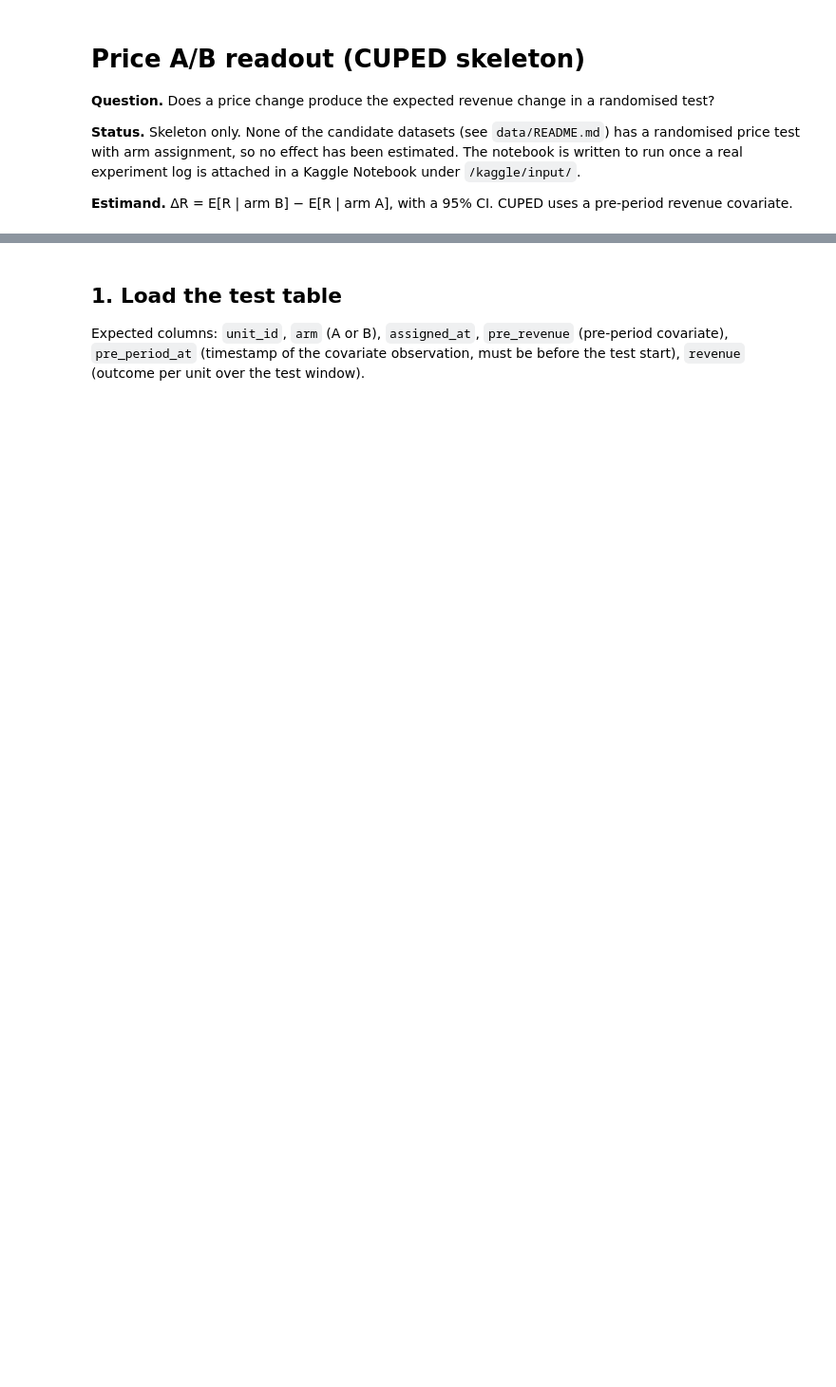
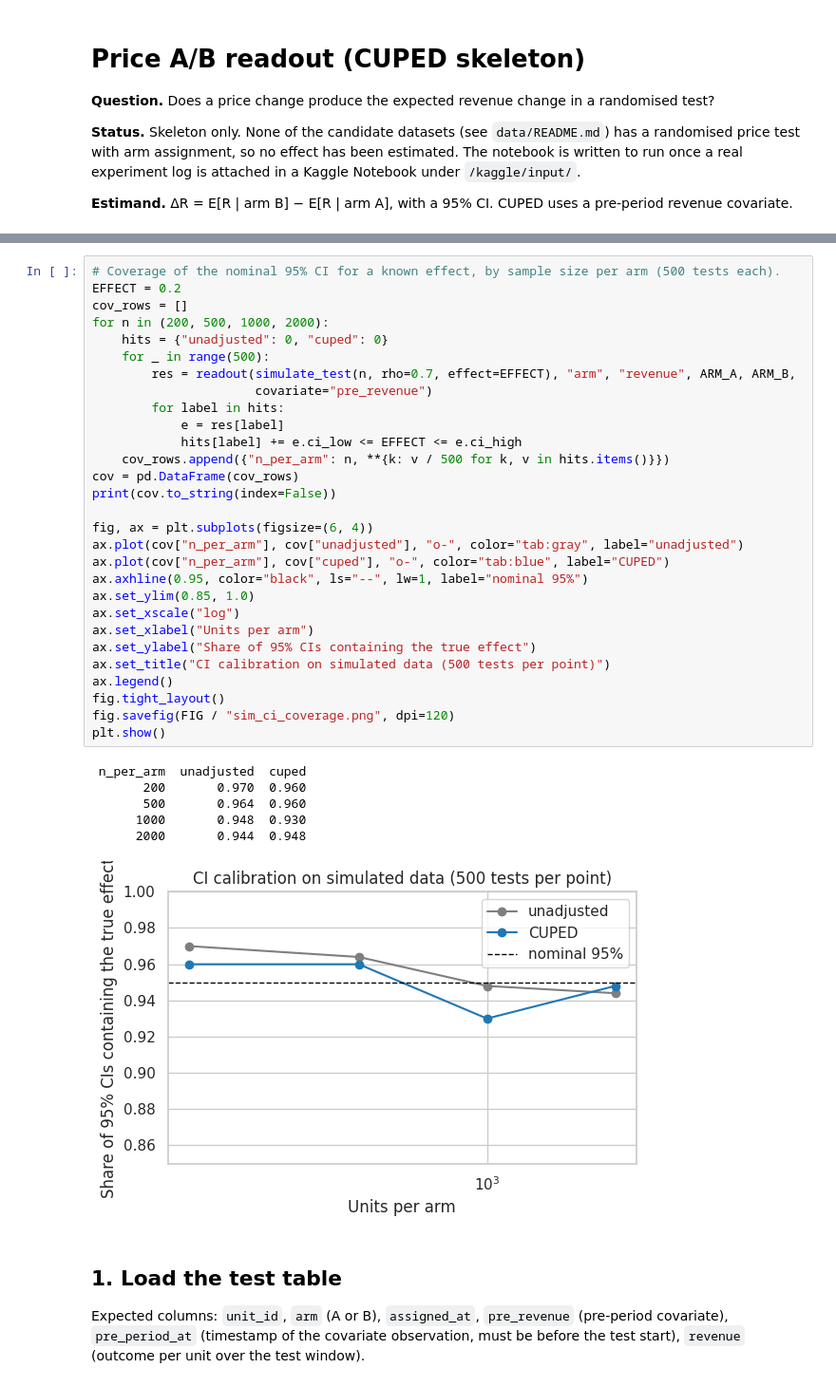
Before and after one commit to Patotricks15/dynamic-pricing-ab-readout, a Jupyter notebook: notebooks/ab_readout.ipynb, the cells around one changed output, grey strips where cells are left out. Shown at 95% size. Cells and saved outputs as stored; diff of their text form; blank space fills up the shorter version.

```diff
--- a/notebooks/ab_readout.ipynb
+++ b/notebooks/ab_readout.ipynb
@@ -42,3 +116,39 @@ if not INPUT.exists():
+# %%
+# Coverage of the nominal 95% CI for a known effect, by sample size per arm (500 tests each).
+EFFECT = 0.2
+cov_rows = []
+for n in (200, 500, 1000, 2000):
+    hits = {"unadjusted": 0, "cuped": 0}
+    for _ in range(500):
+        res = readout(simulate_test(n, rho=0.7, effect=EFFECT), "arm", "revenue", ARM_A, ARM_B,
+                      covariate="pre_revenue")
+        for label in hits:
+            e = res[label]
+            hits[label] += e.ci_low <= EFFECT <= e.ci_high
+    cov_rows.append({"n_per_arm": n, **{k: v / 500 for k, v in hits.items()}})
+cov = pd.DataFrame(cov_rows)
+print(cov.to_string(index=False))
+
+fig, ax = plt.subplots(figsize=(6, 4))
+ax.plot(cov["n_per_arm"], cov["unadjusted"], "o-", color="tab:gray", label="unadjusted")
+ax.plot(cov["n_per_arm"], cov["cuped"], "o-", color="tab:blue", label="CUPED")
+ax.axhline(0.95, color="black", ls="--", lw=1, label="nominal 95%")
+ax.set_ylim(0.85, 1.0)
+ax.set_xscale("log")
+ax.set_xlabel("Units per arm")
+ax.set_ylabel("Share of 95% CIs containing the true effect")
+ax.set_title("CI calibration on simulated data (500 tests per point)")
+ax.legend()
+fig.tight_layout()
+fig.savefig(FIG / "sim_ci_coverage.png", dpi=120)
+plt.show()
+# %% [output]
+ n_per_arm  unadjusted  cuped
+       200       0.970  0.960
+       500       0.964  0.960
+      1000       0.948  0.930
+      2000       0.944  0.948
+[figure, added]
 # %% [markdown]
 ## 1. Load the test table
 
```
Also changed, not shown: parts of 10 cells of this notebook, 5 other files.
